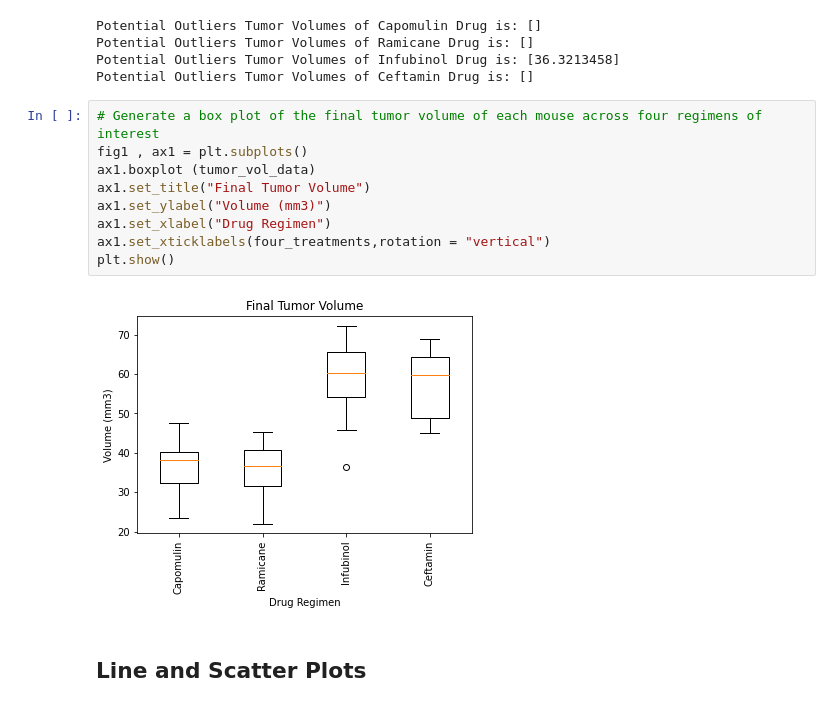
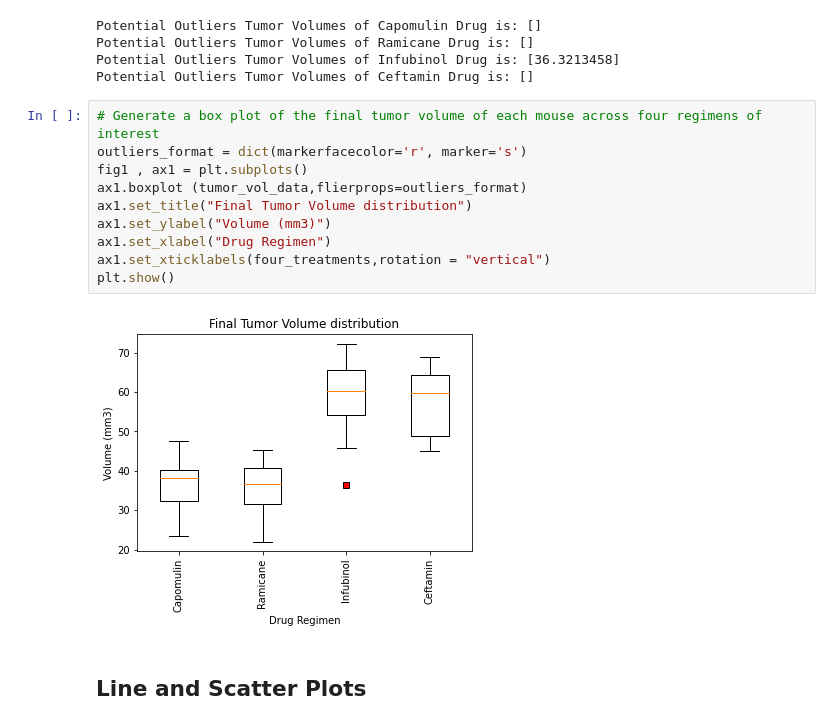
Before and after one commit to datng87/Matplotlib, a Jupyter notebook: Pymaceuticals/pymaceuticals_starter.ipynb, the cells around one changed output. Drawn from its saved outputs; the diff is of its cells as text.

```diff
--- a/Pymaceuticals/pymaceuticals_starter.ipynb
+++ b/Pymaceuticals/pymaceuticals_starter.ipynb
@@ -241,15 +252,16 @@ Potential Outliers Tumor Volumes of Infubinol Drug is: [36.3213458]
 Potential Outliers Tumor Volumes of Ceftamin Drug is: []
 # %%
 # Generate a box plot of the final tumor volume of each mouse across four regimens of interest
+outliers_format = dict(markerfacecolor='r', marker='s')
 fig1 , ax1 = plt.subplots()
-ax1.boxplot (tumor_vol_data)
-ax1.set_title("Final Tumor Volume")
+ax1.boxplot (tumor_vol_data,flierprops=outliers_format)
+ax1.set_title("Final Tumor Volume distribution")
 ax1.set_ylabel("Volume (mm3)")
 ax1.set_xlabel("Drug Regimen")
 ax1.set_xticklabels(four_treatments,rotation = "vertical")
 plt.show()
 # %% [output]
-[figure, old version]
+[figure, new version]
 # %% [markdown]
 ## Line and Scatter Plots
 # %%
```
Also changed, not shown: parts of 6 cells of this notebook, 1 other file.
